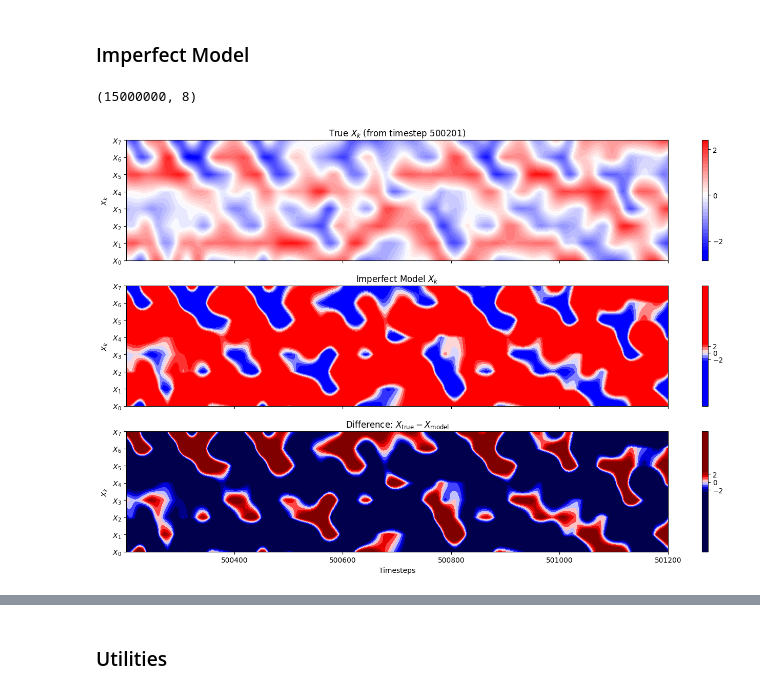
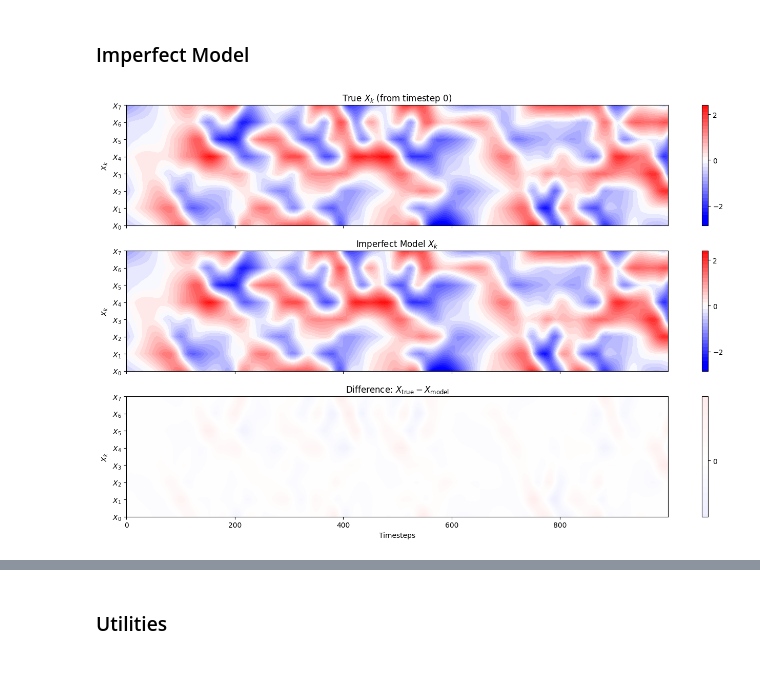
Before and after one commit to mcvlix/lorenz-96-hybrid-esn, a Jupyter notebook: hybrid_rcesn.ipynb, the cells around one changed output, grey strips where cells are left out. Drawn from its saved outputs; the diff is of its cells as text; code cells hidden in the pictures.

```diff
--- a/hybrid_rcesn.ipynb
+++ b/hybrid_rcesn.ipynb
@@ -238,10 +301,16 @@ print(f"Saved X_model to {save_path}")
-# %%
-X_model.shape
-# %% [output]
-(15000000, 8)
 # %%
-X_model = np.load(os.path.join(data_path, 'X_model_full.npz'))['X_model'][500201:501201].T            # shape (8, 1000)
-X_true  = np.load(os.path.join(data_path, 'truth_h_0.5_c_8_F_20.npy'))[500201:501201, :8].T         # shape (8, 1000)
-plot_imperfect_vs_truth(X_true, X_model, start=500201)
+# Safe range for final 1000 steps (T = 500000)
+start_idx = 0
+end_idx = 1000
+
+# === Load X_model from XY_model_full.npy
+XY_model = np.load(os.path.join(data_path, 'XY_model_full.npy'), mmap_mode='r')
+X_model = XY_model[start_idx:end_idx, :8].T  # shape: (8, 1000)
+
+# === Load X_true from original ground-truth file
+X_true = np.load(os.path.join(data_path, 'truth_h_0.5_c_8_F_20.npy'), mmap_mode='r')[start_idx:end_idx, :8].T  # shape: (8, 1000)
+
+# === Plot
+plot_model_vs_truth(X_true, X_model, start=start_idx, model_name="Imperfect Model", valid_time=None)
 # %% [output]
-[figure, old version]
+[figure, new version]
```
Also changed, not shown: parts of 58 cells of this notebook.
